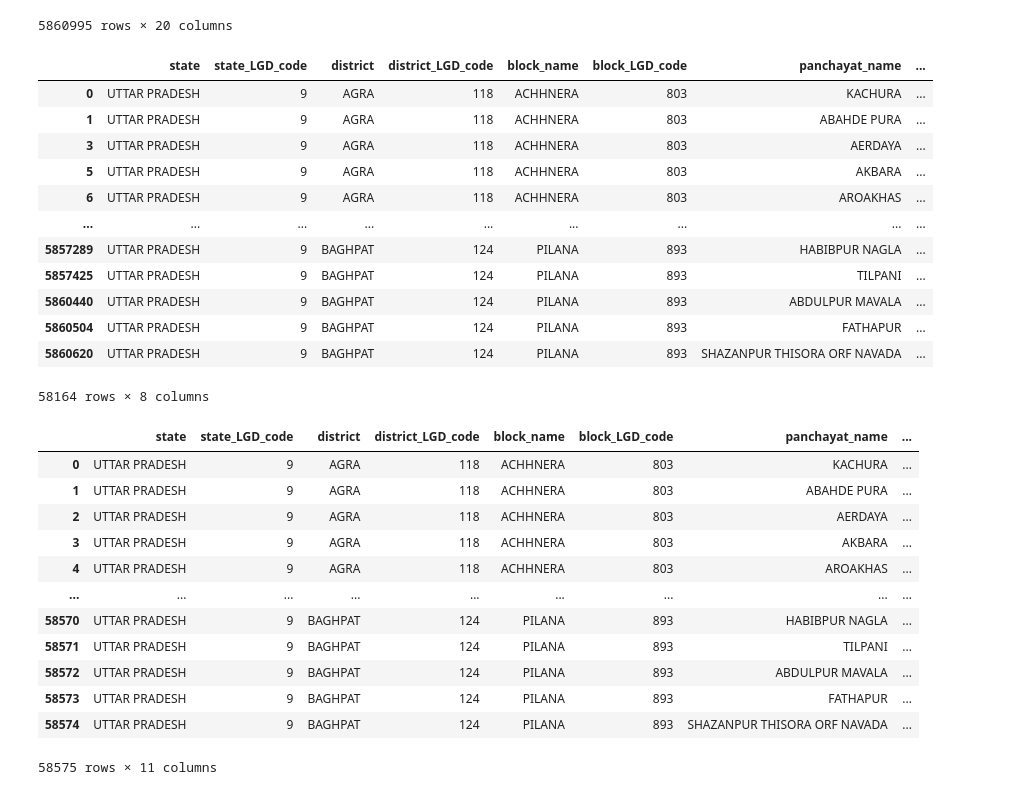
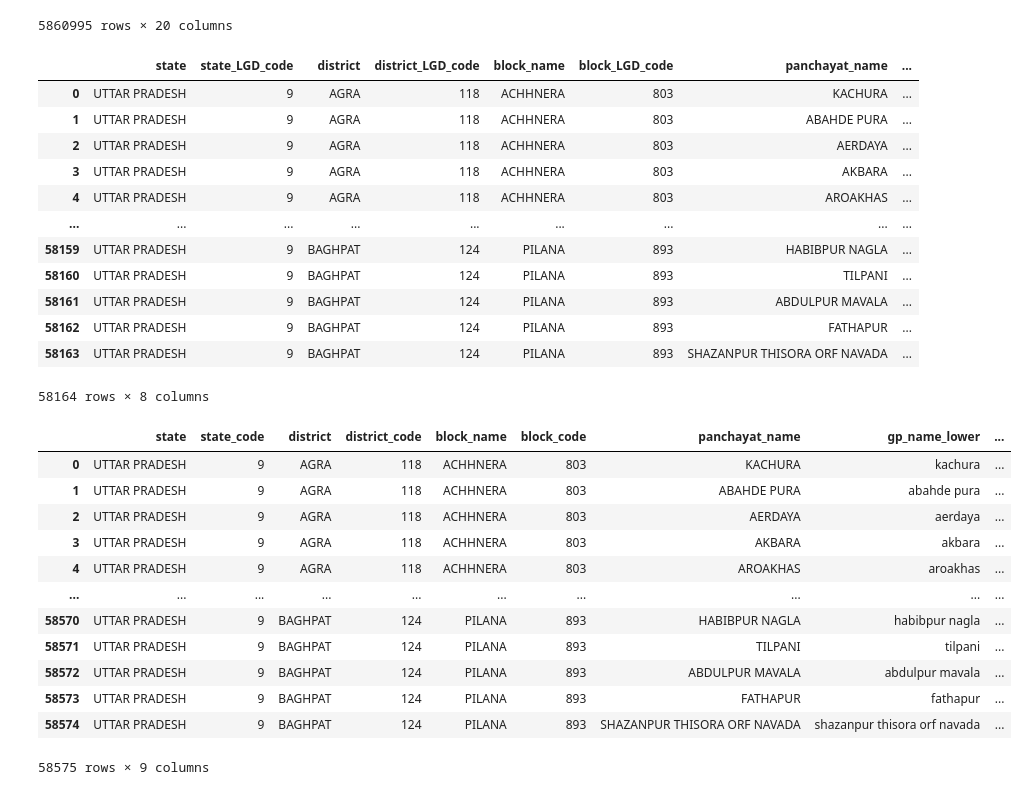
Before and after one commit to ujjawal234/bipp-datasets, a Jupyter notebook: projects/nrega-impact/src/data/panchayat_mapping.ipynb, the cells around one changed output. Saved outputs shown, nothing was run; the diff lists cells and outputs as text; code cells hidden in the pictures.

Commit message:
update in UP panchay mapping

```diff
--- a/projects/nrega-impact/src/data/panchayat_mapping.ipynb
+++ b/projects/nrega-impact/src/data/panchayat_mapping.ipynb
@@ -103,7 +103,7 @@ df
 | 5860994 | UTTAR PRADESH | 9 | BAGHPAT | 124 | PILANA | 893 | SINDHAWALI AHEER | ... |
 5860995 rows × 20 columns
 # %%
-data_codes = df[['state','state_LGD_code','district','district_LGD_code','block_name','block_LGD_code','panchayat_name']].drop_duplicates()
+data_codes = df[['state','state_LGD_code','district','district_LGD_code','block_name','block_LGD_code','panchayat_name']].drop_duplicates().reset_index(drop=True)
 # data_codes["state_name_lower"] = data_codes["state"].str.lower()
 # data_codes["district_name_lower"] = data_codes["district"].str.lower()
 # data_codes["block_name_lower"] = data_codes["block_name"].str.lower()
@@ -116,43 +116,44 @@ data_codes
 |  | state | state_LGD_code | district | district_LGD_code | block_name | block_LGD_code | panchayat_name | ... |
 | 0 | UTTAR PRADESH | 9 | AGRA | 118 | ACHHNERA | 803 | KACHURA | ... |
 | 1 | UTTAR PRADESH | 9 | AGRA | 118 | ACHHNERA | 803 | ABAHDE PURA | ... |
-| 3 | UTTAR PRADESH | 9 | AGRA | 118 | ACHHNERA | 803 | AERDAYA | ... |
-| 5 | UTTAR PRADESH | 9 | AGRA | 118 | ACHHNERA | 803 | AKBARA | ... |
-| 6 | UTTAR PRADESH | 9 | AGRA | 118 | ACHHNERA | 803 | AROAKHAS | ... |
+| 2 | UTTAR PRADESH | 9 | AGRA | 118 | ACHHNERA | 803 | AERDAYA | ... |
+| 3 | UTTAR PRADESH | 9 | AGRA | 118 | ACHHNERA | 803 | AKBARA | ... |
+| 4 | UTTAR PRADESH | 9 | AGRA | 118 | ACHHNERA | 803 | AROAKHAS | ... |
 | ... | ... | ... | ... | ... | ... | ... | ... | ... |
-| 5857289 | UTTAR PRADESH | 9 | BAGHPAT | 124 | PILANA | 893 | HABIBPUR NAGLA | ... |
-| 5857425 | UTTAR PRADESH | 9 | BAGHPAT | 124 | PILANA | 893 | TILPANI | ... |
-| 5860440 | UTTAR PRADESH | 9 | BAGHPAT | 124 | PILANA | 893 | ABDULPUR MAVALA | ... |
-| 5860504 | UTTAR PRADESH | 9 | BAGHPAT | 124 | PILANA | 893 | FATHAPUR | ... |
-| 5860620 | UTTAR PRADESH | 9 | BAGHPAT | 124 | PILANA | 893 | SHAZANPUR THISORA ORF NAVADA | ... |
+| 58159 | UTTAR PRADESH | 9 | BAGHPAT | 124 | PILANA | 893 | HABIBPUR NAGLA | ... |
+| 58160 | UTTAR PRADESH | 9 | BAGHPAT | 124 | PILANA | 893 | TILPANI | ... |
+| 58161 | UTTAR PRADESH | 9 | BAGHPAT | 124 | PILANA | 893 | ABDULPUR MAVALA | ... |
+| 58162 | UTTAR PRADESH | 9 | BAGHPAT | 124 | PILANA | 893 | FATHAPUR | ... |
+| 58163 | UTTAR PRADESH | 9 | BAGHPAT | 124 | PILANA | 893 | SHAZANPUR THISORA ORF NAVADA | ... |
 58164 rows × 8 columns
 # %%
 merged_codes = data_codes.merge(der_up_lgd[['state_code','district_code','block_code','gp_code','gp_name_lower']],
                                         left_on=['block_LGD_code','gp_name_lower'], right_on=['block_code','gp_name_lower'], how='left')
 
 merged_codes = merged_codes.merge(der_up_lgd[['block_code','gp_code','gp_name_1']],
                                     left_on=['block_LGD_code','gp_name_lower'], right_on=['block_code','gp_name_1'], how='left')
 merged_codes['gp_code_x'] = merged_codes['gp_code_x'].fillna(merged_codes['gp_code_y'])
 merged_codes = merged_codes.rename(columns={'gp_code_x':'gp_code'}).drop(['block_code_x','block_code_y','gp_code_y','gp_name_1'], axis=1)
 
 merged_codes = merged_codes.merge(der_up_lgd[['block_code','gp_code','gp_name_2']],
                                     left_on=['block_LGD_code','gp_name_lower'], right_on=['block_code','gp_name_2'], how='left')
 merged_codes['gp_code_x'] = merged_codes['gp_code_x'].fillna(merged_codes['gp_code_y'])
-merged_codes = merged_codes.rename(columns={'gp_code_x':'gp_code'}).drop(['block_code','gp_code_y','gp_name_2'], axis=1)
+merged_codes = merged_codes.rename(columns={'gp_code_x':'gp_code'}).drop(['block_code','gp_code_y','gp_name_2','state_code','district_code'], axis=1)
 
 # merged_codes = merged_codes.merge(der_up_lgd, left_on=['block_LGD_code','gp_name_lower'], right_on=['block_code','gp_name_2'], how='left')
+merged_codes.rename(columns={'state_LGD_code':'state_code', 'district_LGD_code':'district_code','block_LGD_code':'block_code'}, inplace=True)
 merged_codes
 # %% [output]
-|  | state | state_LGD_code | district | district_LGD_code | block_name | block_LGD_code | panchayat_name | ... |
-| 0 | UTTAR PRADESH | 9 | AGRA | 118 | ACHHNERA | 803 | KACHURA | ... |
-| 1 | UTTAR PRADESH | 9 | AGRA | 118 | ACHHNERA | 803 | ABAHDE PURA | ... |
-| 2 | UTTAR PRADESH | 9 | AGRA | 118 | ACHHNERA | 803 | AERDAYA | ... |
-| 3 | UTTAR PRADESH | 9 | AGRA | 118 | ACHHNERA | 803 | AKBARA | ... |
-| 4 | UTTAR PRADESH | 9 | AGRA | 118 | ACHHNERA | 803 | AROAKHAS | ... |
-| ... | ... | ... | ... | ... | ... | ... | ... | ... |
-| 58570 | UTTAR PRADESH | 9 | BAGHPAT | 124 | PILANA | 893 | HABIBPUR NAGLA | ... |
-| 58571 | UTTAR PRADESH | 9 | BAGHPAT | 124 | PILANA | 893 | TILPANI | ... |
-| 58572 | UTTAR PRADESH | 9 | BAGHPAT | 124 | PILANA | 893 | ABDULPUR MAVALA | ... |
-| 58573 | UTTAR PRADESH | 9 | BAGHPAT | 124 | PILANA | 893 | FATHAPUR | ... |
-| 58574 | UTTAR PRADESH | 9 | BAGHPAT | 124 | PILANA | 893 | SHAZANPUR THISORA ORF NAVADA | ... |
+|  | state | state_code | district | district_code | block_name | block_code | panchayat_name | gp_name_lower | ... |
+| 0 | UTTAR PRADESH | 9 | AGRA | 118 | ACHHNERA | 803 | KACHURA | kachura | ... |
+| 1 | UTTAR PRADESH | 9 | AGRA | 118 | ACHHNERA | 803 | ABAHDE PURA | abahde pura | ... |
+| 2 | UTTAR PRADESH | 9 | AGRA | 118 | ACHHNERA | 803 | AERDAYA | aerdaya | ... |
+| 3 | UTTAR PRADESH | 9 | AGRA | 118 | ACHHNERA | 803 | AKBARA | akbara | ... |
+| 4 | UTTAR PRADESH | 9 | AGRA | 118 | ACHHNERA | 803 | AROAKHAS | aroakhas | ... |
+| ... | ... | ... | ... | ... | ... | ... | ... | ... | ... |
+| 58570 | UTTAR PRADESH | 9 | BAGHPAT | 124 | PILANA | 893 | HABIBPUR NAGLA | habibpur nagla | ... |
+| 58571 | UTTAR PRADESH | 9 | BAGHPAT | 124 | PILANA | 893 | TILPANI | tilpani | ... |
+| 58572 | UTTAR PRADESH | 9 | BAGHPAT | 124 | PILANA | 893 | ABDULPUR MAVALA | abdulpur mavala | ... |
+| 58573 | UTTAR PRADESH | 9 | BAGHPAT | 124 | PILANA | 893 | FATHAPUR | fathapur | ... |
+| 58574 | UTTAR PRADESH | 9 | BAGHPAT | 124 | PILANA | 893 | SHAZANPUR THISORA ORF NAVADA | shazanpur thisora orf navada | ... |
-58575 rows × 11 columns
+58575 rows × 9 columns
```
Also changed, not shown: parts of 31 cells of this notebook.
